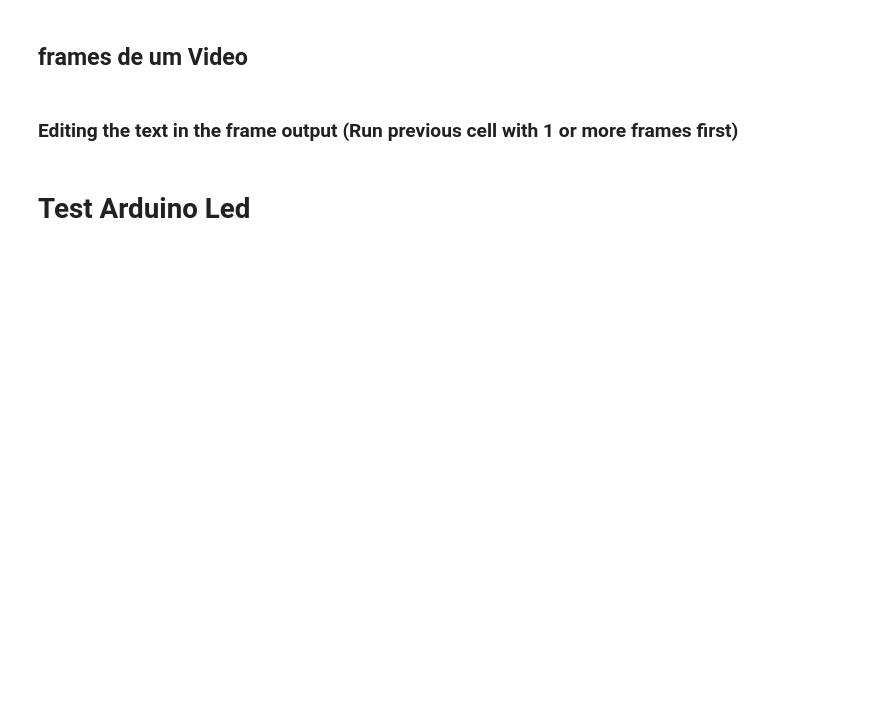
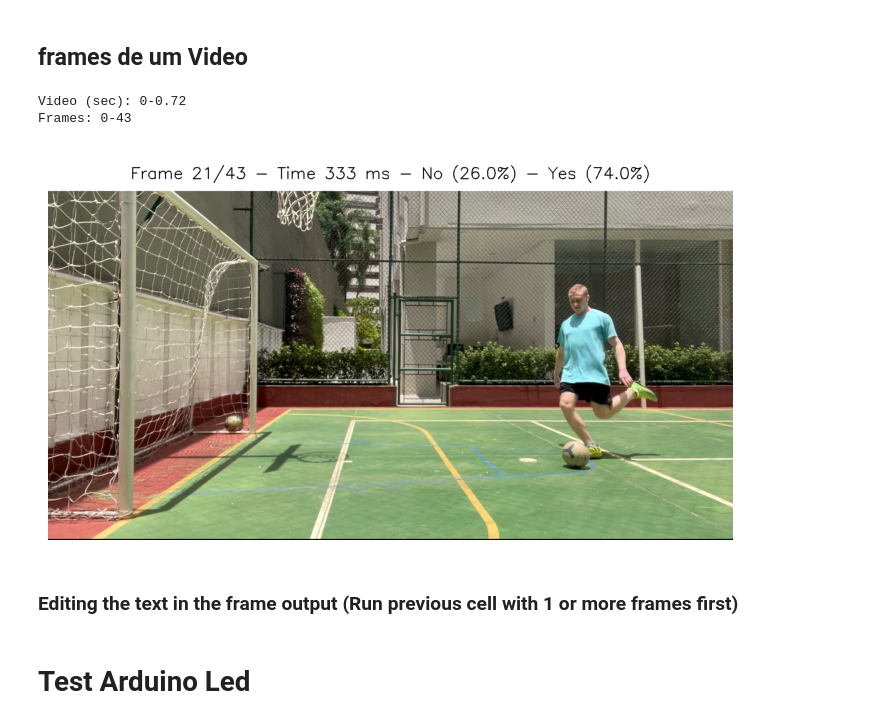
Before and after one commit to rafaelgildin/penalty_project, a Jupyter notebook: Project.ipynb, the cells around one changed output. Saved outputs shown, nothing was run; the diff lists cells and outputs as text; code cells hidden in the pictures; blank space fills up the shorter version.

Commit message:
adding image and video inference

```diff
--- a/Project.ipynb
+++ b/Project.ipynb
@@ -145,7 +144,7 @@ from PIL import Image
 import matplotlib.pyplot as plt
 
 DEBUG = 1
-video='data/videos/lf13.mp4'
+video='data/videos/light_left_feet_left_goal_10_goals_ok/lf13.mp4'
 cap = cv.VideoCapture(video)
 
 # Check if the video file is opened successfully
@@ -327,7 +319,7 @@ import cv2 as cv
 import matplotlib.pyplot as plt
 
 # paths
-path,frame_start,frame_end = 'videos/lf13.mp4',0,43 # test
+path,frame_start,frame_end = os.path.join('data','videos','light_left_feet_left_goal_10_goals_ok','lf13.mp4'),0,43 # test
 # path,frame_start,frame_end = 'videos/IMG_5358.mp4',44,50 # valid
 output_path_not_formatted = path\
     .replace('videos','outputs')\
@@ -336,13 +328,14 @@ output_path = output_path_not_formatted\
     .replace('_output_not_formatted.mp4','_output.mp4')
 
 # change current folder
-os.chdir('/home/rafaa/pmy/penalty_project/data')
-best_model_path = 'dataset/runs/classify/train/weights/best.pt' # v1
-# best_model_path = 'dataset/runs/classify/train2/weights/best.pt' # v2
+project_path = os.getcwd()
+# data_path = os.path.join('home','rafaa','pmy','penalty_project')
+# os.chdir(data_path)
+best_model_path = os.path.join('models', 'best_train_2.pt')
 
 # Load the model
 model = YOLO(best_model_path)
-DEBUG = 0
+DEBUG = 1
 count = 0
 cap = cv.VideoCapture(path)
 
@@ -365,7 +358,7 @@ print(f"Frames: {0}-{frame_count}")
 fourcc = cv.VideoWriter_fourcc(*'mp4v')
 out = cv.VideoWriter(output_path_not_formatted, fourcc, fps, (width, height))
 
-frame_number=0
+frame_number=20
 cap.set(cv.CAP_PROP_POS_FRAMES, frame_number)
 while(True):
     ret, frame = cap.read()
@@ -378,7 +371,7 @@ while(True):
     frame_time = int(cap.get(cv.CAP_PROP_POS_MSEC))
     frame_number+=1
 
-    if (frame_number < frame_start or frame_number > frame_end) : continue
+    # if (frame_number < frame_start or frame_number > frame_end) : continue
 
     count+=1
     # inference
@@ -401,41 +394,46 @@ while(True):
     # Write text on the frame using OpenCV before converting it to RGB
     font = cv.FONT_HERSHEY_SIMPLEX
     classes_probs_text = f"No ({classes_probs['no']*100.0}%) - Yes ({classes_probs['yes']*100.0}%)"
     text = f"Frame {frame_number}/{frame_count} - Time {round(frame_time,5)} ms - {classes_probs_text}"
     position = (50, 70)
     font_scale = 1.5
     font_color = (0, 0, 0)
     line_type = 2
 
     # Calculate text size
     (text_width, text_height), _ = cv.getTextSize(text, font, font_scale, line_type)
 
     # Calculate the center position
     text_x = (width - text_width) // 2
     text_y = top_left_corner[1] + ((bottom_right_corner[1] - top_left_corner[1]) + text_height) // 2
 
     # The position where the text will start
     position = (text_x, text_y)
 
     # Put the text on the frame
     cv.putText(frame, text, position, font, font_scale, font_color, line_type)
     frame_rgb = cv.cvtColor(frame, cv.COLOR_BGR2RGB)
 
     # # save image
     # cv.imwrite(f'{frame_number}.jpg', frame)
 
-    # # plot frame
-    # plt.figure(figsize=(10, 5))
-    # plt.imshow(frame_rgb)
-    # plt.axis('off')
-    # plt.show()
+    if (classes_probs['yes'] > 0.6): # condition based on prob
+        # plot frame
+        plt.figure(figsize=(10, 5))
+        plt.imshow(frame_rgb)
+        plt.axis('off')
+        plt.show()
+        break
 
     out.write(frame)
-
     if(DEBUG == 1 and count == 1): break
 
-cap.release()
-out.release()
+# cap.release()
+# out.release()
+# %% [output]
+Video (sec): 0-0.72
+Frames: 0-43
+[figure, added]
 # %%
 !ffmpeg -y -i $output_path_not_formatted -c:v libx264 -preset fast -crf 22 -c:a aac $output_path
 ! rm $output_path_not_formatted
```
Also changed, not shown: parts of 7 cells of this notebook, 3 other files.
